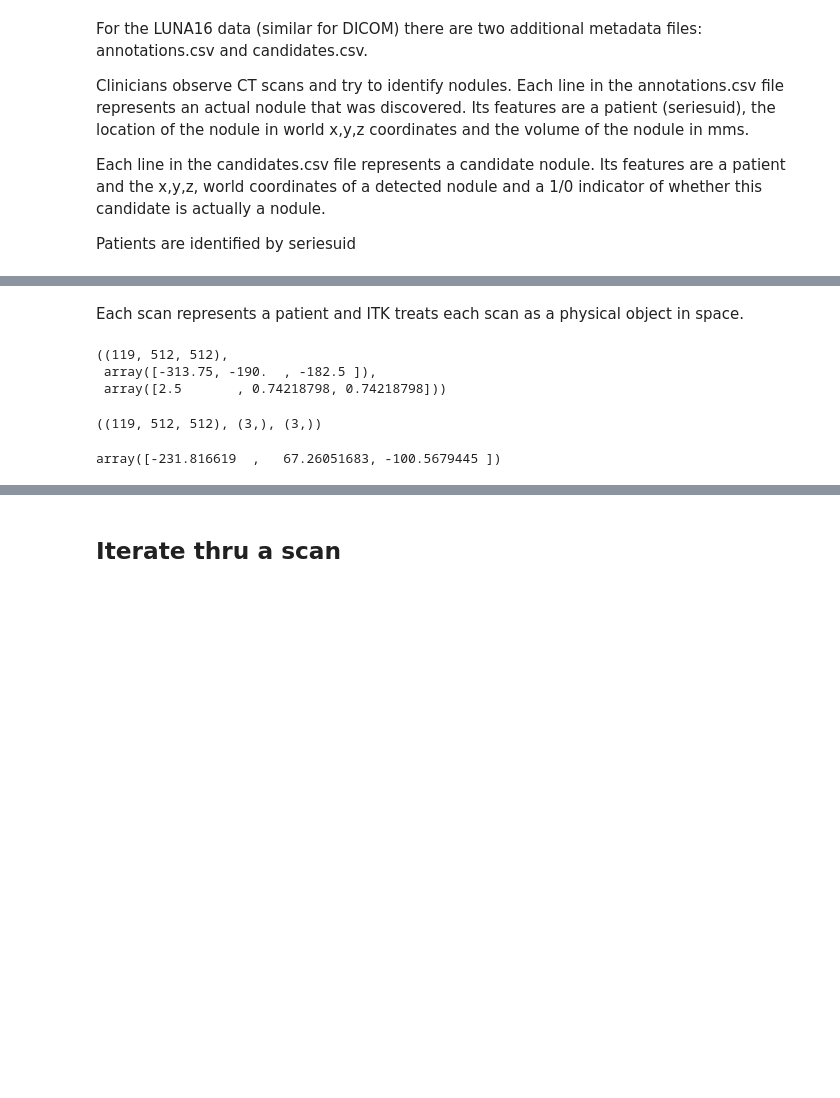
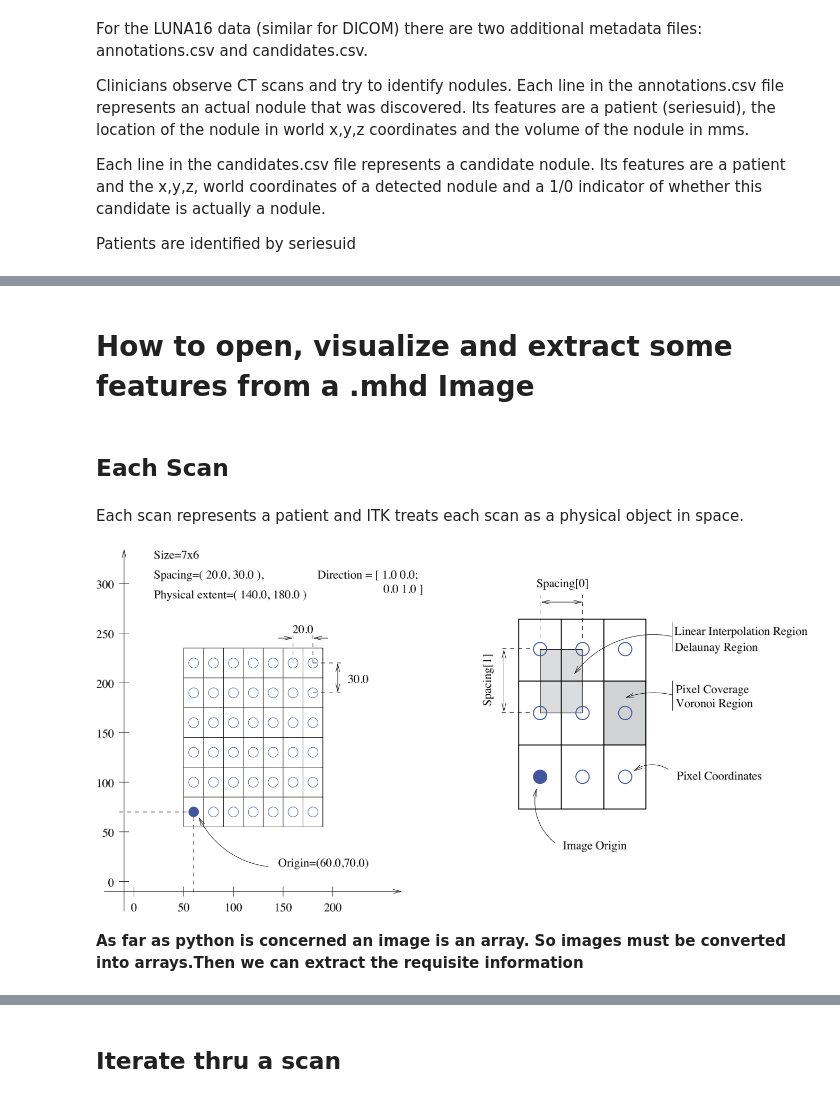
Before and after one commit to johncleveland/albead02.0, a Jupyter notebook: EE_II/explore.ipynb, the cells around one changed output, grey strips where cells are left out. Cells and saved outputs as stored; diff of their text form; code cells hidden in the pictures; blank space fills up the shorter version.

```diff
--- a/E&E/explore-Copy1.ipynb
+++ b/EE_II/explore.ipynb
@@ -104,5 +134,17 @@ def get_name(exp):
+# %% [markdown]
+# How to open, visualize and extract some features from a .mhd Image
+# %% [markdown]
+## Each Scan
 # %% [markdown]
 Each scan represents a patient and ITK treats each scan as a physical object in space.
+# %%
+ios="../images/ImageOriginAndSpacing.png"
+Image(filename= ios, width=800, height=800)
+# %% [output]
+[figure, added]
+# %% [markdown]
+**As far as python is concerned an image is an array. So images must
+be converted into arrays.Then we can extract the requisite information**
 # %%
 def worldToVoxelCoord(worldCoord, origin, spacing):
 
@@ -120,20 +162,3 @@ def load_itk_image(filename):
     numpySpacing = np.array(list(reversed(itkimage.GetSpacing())))
 
     return numpyImage, numpyOrigin, numpySpacing
-# %%
-nI, nO, nS = load_itk_image(path)
-nI.shape,nO,nS
-# %% [output]
-((119, 512, 512),
- array([-313.75, -190.  , -182.5 ]),
- array([2.5       , 0.74218798, 0.74218798]))
-# %%
-nI.shape, nO.shape, nS.shape
-# %% [output]
-((119, 512, 512), (3,), (3,))
-# %%
-#wc= np.array((-100.5679445,67.26051683, -231.816619))
-wc=np.array((-231.816619, 67.26051683,-100.5679445 ))
-wc
-# %% [output]
-array([-231.816619  ,   67.26051683, -100.5679445 ])
```
Also changed, not shown: parts of 17 cells of this notebook, 12 other files.
